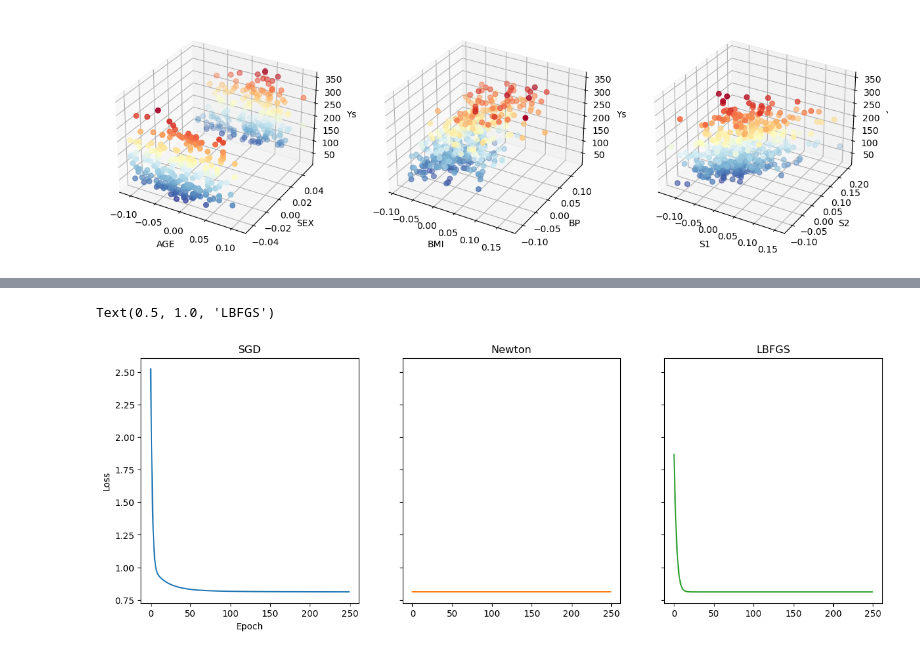
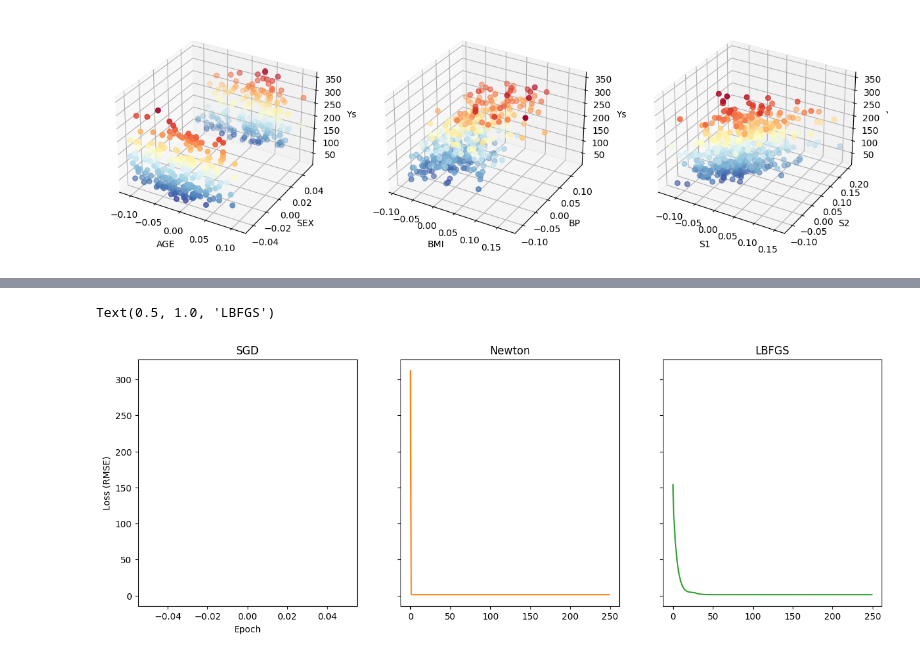
Before and after one commit to ryanhammonds/dsc210, a Jupyter notebook: notebooks/fetch_datasets.ipynb, the cells around one changed output, grey strips where cells are left out. Drawn from its saved outputs; the diff is of its cells as text; code cells hidden in the pictures.

```diff
--- a/notebooks/fetch_datasets.ipynb
+++ b/notebooks/fetch_datasets.ipynb
@@ -294,16 +236,20 @@ MSE = 0.156 (elapsed time = 318.592 s)
 # %%
+sgd_loss = np.load("../results/dataset2_rmse_sgd.npy")
+newton_loss = np.load("../results/dataset2_rmse_newton.npy")
+lbfgs_loss = np.load("../results/dataset2_rmse_lbfgs.npy")
+
 fig, axs = plt.subplots(1, 3, figsize=(15, 5), sharey=True)
 
 axs[0].plot(sgd_loss, label="SGD", c="C0")
 axs[0].set_title("SGD")
 axs[0].set_xlabel("Epoch")
-axs[0].set_ylabel("Loss")
+axs[0].set_ylabel("Loss (RMSE)")
 
 axs[1].plot(newton_loss, label="Newton", c="C1")
 axs[1].set_title("Newton")
 
 axs[2].plot(lbfgs_loss, label="LBFGS", c="C2")
 axs[2].set_title("LBFGS")
 # %% [output]
 Text(0.5, 1.0, 'LBFGS')
-[figure, old version]
+[figure, new version]
```
Also changed, not shown: parts of 13 cells of this notebook, 4 other files.
